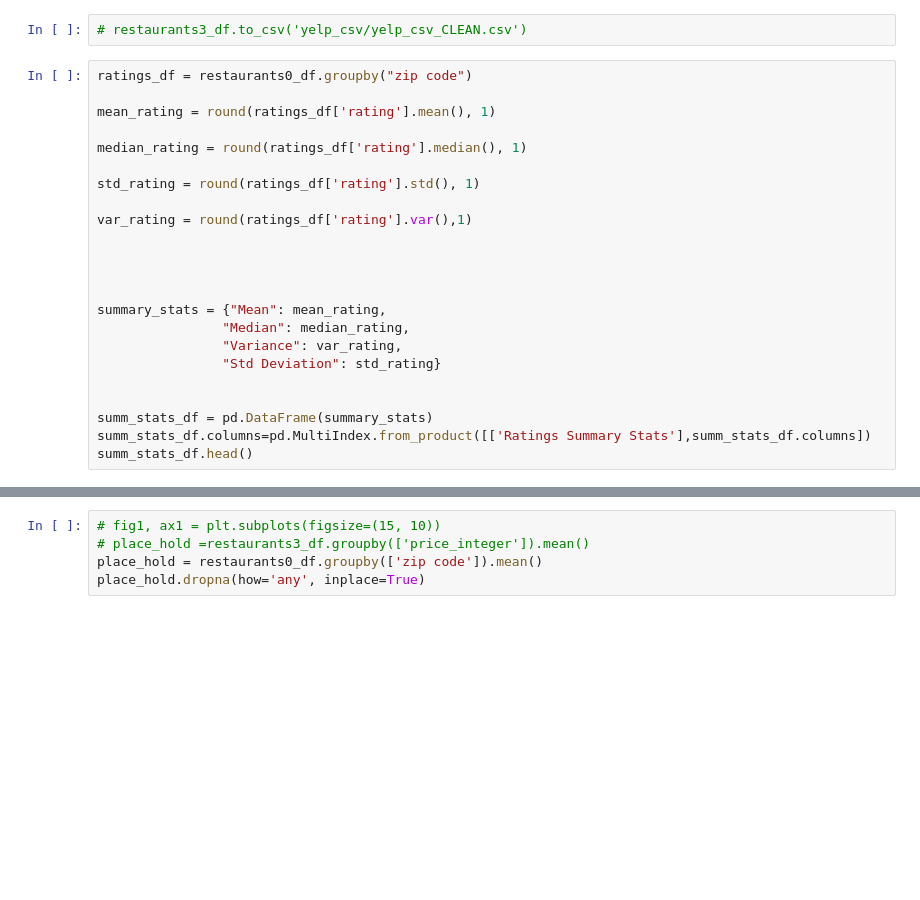
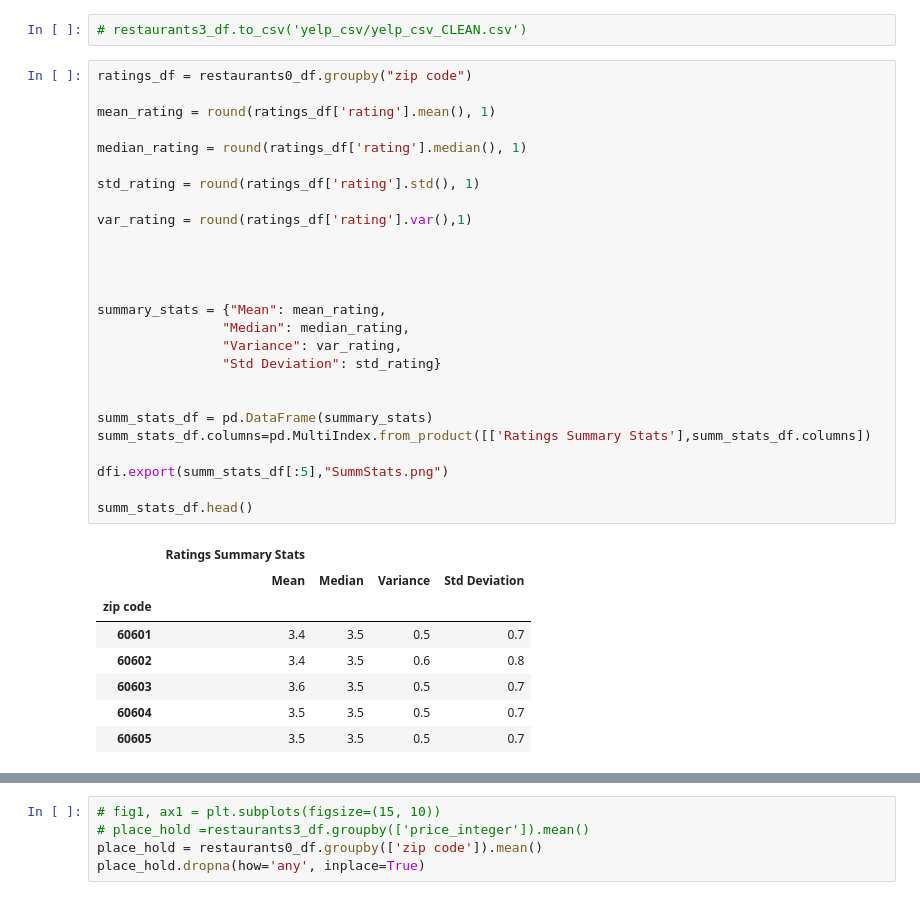
Before and after one commit to joyesufu/Where_Is_The_Food, a Jupyter notebook: Regression_BarGraph_Visuals.ipynb, the cells around one changed output, grey strips where cells are left out. Cells and saved outputs as stored; diff of their text form; blank space fills up the shorter version.

```diff
--- a/Regression_BarGraph_Visuals.ipynb
+++ b/Regression_BarGraph_Visuals.ipynb
@@ -66,26 +78,38 @@ restaurants0_df.head()
 # %%
 ratings_df = restaurants0_df.groupby("zip code")
 
 mean_rating = round(ratings_df['rating'].mean(), 1)
 
 median_rating = round(ratings_df['rating'].median(), 1)
 
 std_rating = round(ratings_df['rating'].std(), 1)
 
 var_rating = round(ratings_df['rating'].var(),1)
 
 
 
 
 summary_stats = {"Mean": mean_rating,
                 "Median": median_rating,
                 "Variance": var_rating,
                 "Std Deviation": std_rating}
 
 
 summ_stats_df = pd.DataFrame(summary_stats)
 summ_stats_df.columns=pd.MultiIndex.from_product([['Ratings Summary Stats'],summ_stats_df.columns])
+
+dfi.export(summ_stats_df[:5],"SummStats.png")
+
 summ_stats_df.head()
+# %% [output]
+|  | Ratings Summary Stats |  |  |  |
+|  | Mean | Median | Variance | Std Deviation |
+| zip code |  |  |  |  |
+| 60601 | 3.4 | 3.5 | 0.5 | 0.7 |
+| 60602 | 3.4 | 3.5 | 0.6 | 0.8 |
+| 60603 | 3.6 | 3.5 | 0.5 | 0.7 |
+| 60604 | 3.5 | 3.5 | 0.5 | 0.7 |
+| 60605 | 3.5 | 3.5 | 0.5 | 0.7 |
 # %%
 zip_codes = pd.DataFrame(ratings_df['zip code'].count())
 zip_codes.head()
```
Also changed, not shown: parts of 10 cells of this notebook, 4 other files.
